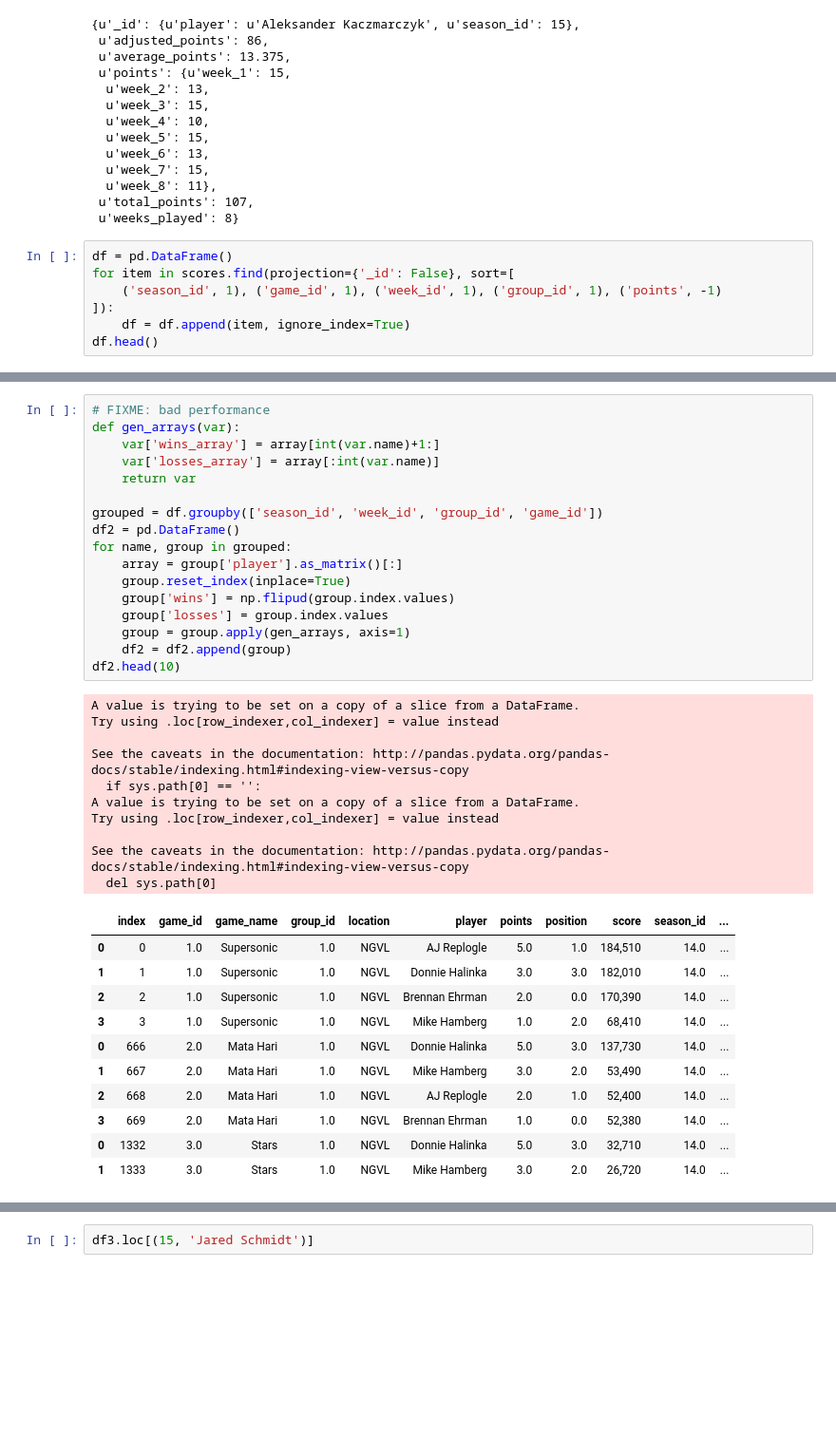
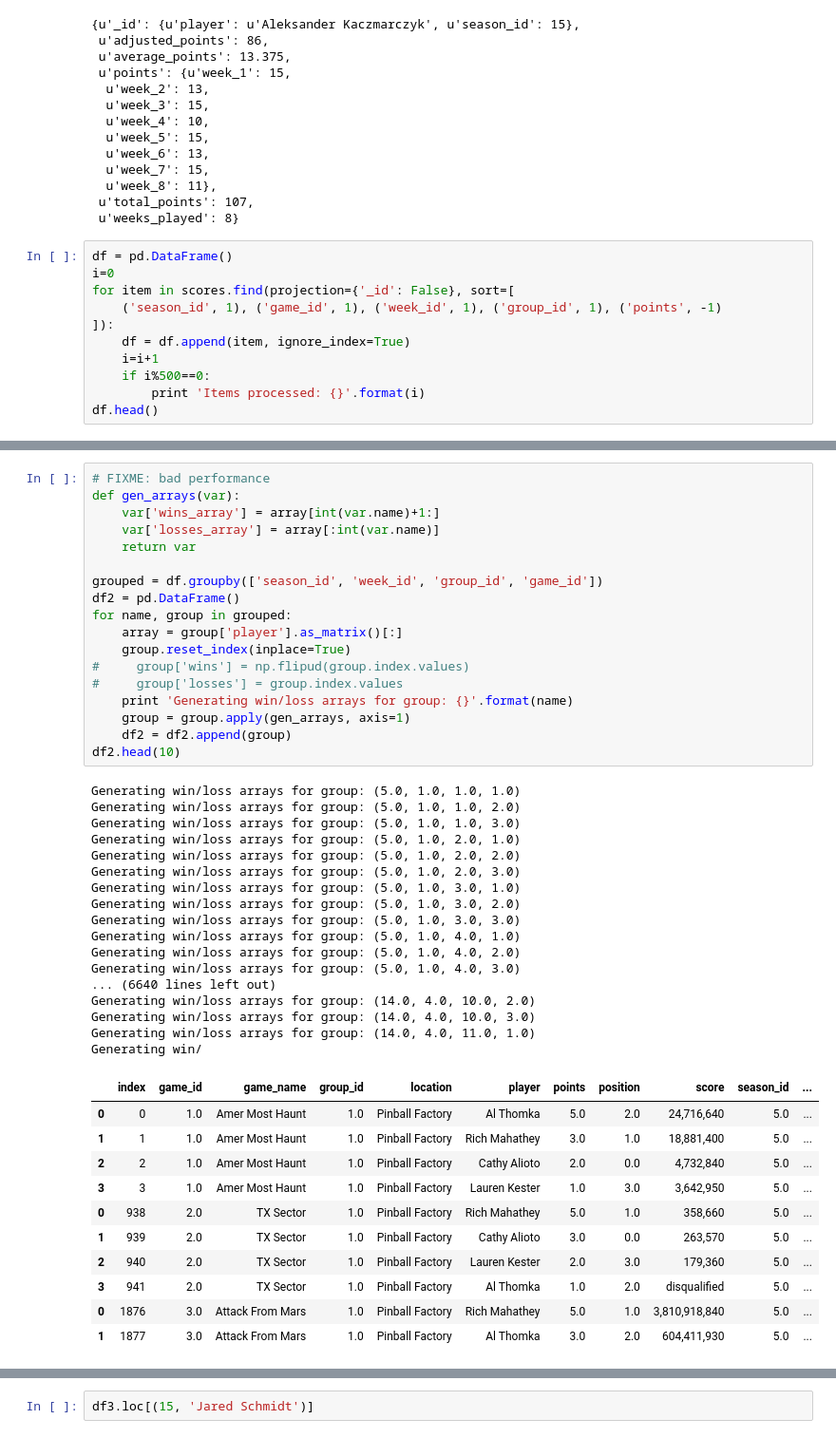
Before and after one commit to jjsz12/ppl-scoring, a Jupyter notebook: notebooks/ppl_data.ipynb, the cells around one changed output, grey strips where cells are left out. Shown at 95% size. Drawn from its saved outputs; the diff is of its cells as text; blank space fills up the shorter version.

```diff
--- a/notebooks/ppl_data.ipynb
+++ b/notebooks/ppl_data.ipynb
@@ -71,9 +71,13 @@ standings.find().limit(1)[0]
  u'weeks_played': 8}
 # %%
 df = pd.DataFrame()
+i=0
 for item in scores.find(projection={'_id': False}, sort=[
     ('season_id', 1), ('game_id', 1), ('week_id', 1), ('group_id', 1), ('points', -1)
 ]):
     df = df.append(item, ignore_index=True)
+    i=i+1
+    if i%500==0:
+        print 'Items processed: {}'.format(i)
 df.head()
 # %% [output]
@@ -106,42 +127,50 @@ df.head(20)
 # %%
 # FIXME: bad performance
 def gen_arrays(var):
     var['wins_array'] = array[int(var.name)+1:]
     var['losses_array'] = array[:int(var.name)]
     return var
 
 grouped = df.groupby(['season_id', 'week_id', 'group_id', 'game_id'])
 df2 = pd.DataFrame()
 for name, group in grouped:
     array = group['player'].as_matrix()[:]
     group.reset_index(inplace=True)
-    group['wins'] = np.flipud(group.index.values)
-    group['losses'] = group.index.values
+#     group['wins'] = np.flipud(group.index.values)
+#     group['losses'] = group.index.values
+    print 'Generating win/loss arrays for group: {}'.format(name)
     group = group.apply(gen_arrays, axis=1)
     df2 = df2.append(group)
 df2.head(10)
 # %% [output]
-A value is trying to be set on a copy of a slice from a DataFrame.
-Try using .loc[row_indexer,col_indexer] = value instead
-
-See the caveats in the documentation: http://pandas.pydata.org/pandas-docs/stable/indexing.html#indexing-view-versus-copy
-  if sys.path[0] == '':
-A value is trying to be set on a copy of a slice from a DataFrame.
-Try using .loc[row_indexer,col_indexer] = value instead
-
-See the caveats in the documentation: http://pandas.pydata.org/pandas-docs/stable/indexing.html#indexing-view-versus-copy
-  del sys.path[0]
+Generating win/loss arrays for group: (5.0, 1.0, 1.0, 1.0)
+Generating win/loss arrays for group: (5.0, 1.0, 1.0, 2.0)
+Generating win/loss arrays for group: (5.0, 1.0, 1.0, 3.0)
+Generating win/loss arrays for group: (5.0, 1.0, 2.0, 1.0)
+Generating win/loss arrays for group: (5.0, 1.0, 2.0, 2.0)
+Generating win/loss arrays for group: (5.0, 1.0, 2.0, 3.0)
+Generating win/loss arrays for group: (5.0, 1.0, 3.0, 1.0)
+Generating win/loss arrays for group: (5.0, 1.0, 3.0, 2.0)
+Generating win/loss arrays for group: (5.0, 1.0, 3.0, 3.0)
+Generating win/loss arrays for group: (5.0, 1.0, 4.0, 1.0)
+Generating win/loss arrays for group: (5.0, 1.0, 4.0, 2.0)
+Generating win/loss arrays for group: (5.0, 1.0, 4.0, 3.0)
+... (6640 lines left out)
+Generating win/loss arrays for group: (14.0, 4.0, 10.0, 2.0)
+Generating win/loss arrays for group: (14.0, 4.0, 10.0, 3.0)
+Generating win/loss arrays for group: (14.0, 4.0, 11.0, 1.0)
+Generating win/
 |  | index | game_id | game_name | group_id | location | player | points | position | score | season_id | ... |
-| 0 | 0 | 1.0 | Supersonic | 1.0 | NGVL | AJ Replogle | 5.0 | 1.0 | 184,510 | 14.0 | ... |
-| 1 | 1 | 1.0 | Supersonic | 1.0 | NGVL | Donnie Halinka | 3.0 | 3.0 | 182,010 | 14.0 | ... |
-| 2 | 2 | 1.0 | Supersonic | 1.0 | NGVL | Brennan Ehrman | 2.0 | 0.0 | 170,390 | 14.0 | ... |
-| 3 | 3 | 1.0 | Supersonic | 1.0 | NGVL | Mike Hamberg | 1.0 | 2.0 | 68,410 | 14.0 | ... |
-| 0 | 666 | 2.0 | Mata Hari | 1.0 | NGVL | Donnie Halinka | 5.0 | 3.0 | 137,730 | 14.0 | ... |
-| 1 | 667 | 2.0 | Mata Hari | 1.0 | NGVL | Mike Hamberg | 3.0 | 2.0 | 53,490 | 14.0 | ... |
-| 2 | 668 | 2.0 | Mata Hari | 1.0 | NGVL | AJ Replogle | 2.0 | 1.0 | 52,400 | 14.0 | ... |
-| 3 | 669 | 2.0 | Mata Hari | 1.0 | NGVL | Brennan Ehrman | 1.0 | 0.0 | 52,380 | 14.0 | ... |
-| 0 | 1332 | 3.0 | Stars | 1.0 | NGVL | Donnie Halinka | 5.0 | 3.0 | 32,710 | 14.0 | ... |
-| 1 | 1333 | 3.0 | Stars | 1.0 | NGVL | Mike Hamberg | 3.0 | 2.0 | 26,720 | 14.0 | ... |
+| 0 | 0 | 1.0 | Amer Most Haunt | 1.0 | Pinball Factory | Al Thomka | 5.0 | 2.0 | 24,716,640 | 5.0 | ... |
+| 1 | 1 | 1.0 | Amer Most Haunt | 1.0 | Pinball Factory | Rich Mahathey | 3.0 | 1.0 | 18,881,400 | 5.0 | ... |
+| 2 | 2 | 1.0 | Amer Most Haunt | 1.0 | Pinball Factory | Cathy Alioto | 2.0 | 0.0 | 4,732,840 | 5.0 | ... |
+| 3 | 3 | 1.0 | Amer Most Haunt | 1.0 | Pinball Factory | Lauren Kester | 1.0 | 3.0 | 3,642,950 | 5.0 | ... |
+| 0 | 938 | 2.0 | TX Sector | 1.0 | Pinball Factory | Rich Mahathey | 5.0 | 1.0 | 358,660 | 5.0 | ... |
+| 1 | 939 | 2.0 | TX Sector | 1.0 | Pinball Factory | Cathy Alioto | 3.0 | 0.0 | 263,570 | 5.0 | ... |
+| 2 | 940 | 2.0 | TX Sector | 1.0 | Pinball Factory | Lauren Kester | 2.0 | 3.0 | 179,360 | 5.0 | ... |
+| 3 | 941 | 2.0 | TX Sector | 1.0 | Pinball Factory | Al Thomka | 1.0 | 2.0 | disqualified | 5.0 | ... |
+| 0 | 1876 | 3.0 | Attack From Mars | 1.0 | Pinball Factory | Rich Mahathey | 5.0 | 1.0 | 3,810,918,840 | 5.0 | ... |
+| 1 | 1877 | 3.0 | Attack From Mars | 1.0 | Pinball Factory | Al Thomka | 3.0 | 2.0 | 604,411,930 | 5.0 | ... |
 # %%
 def concat_wins(df):
     return np.concatenate(df['wins_array'].values)
```
Also changed, not shown: parts of 7 cells of this notebook, 9 other files.
